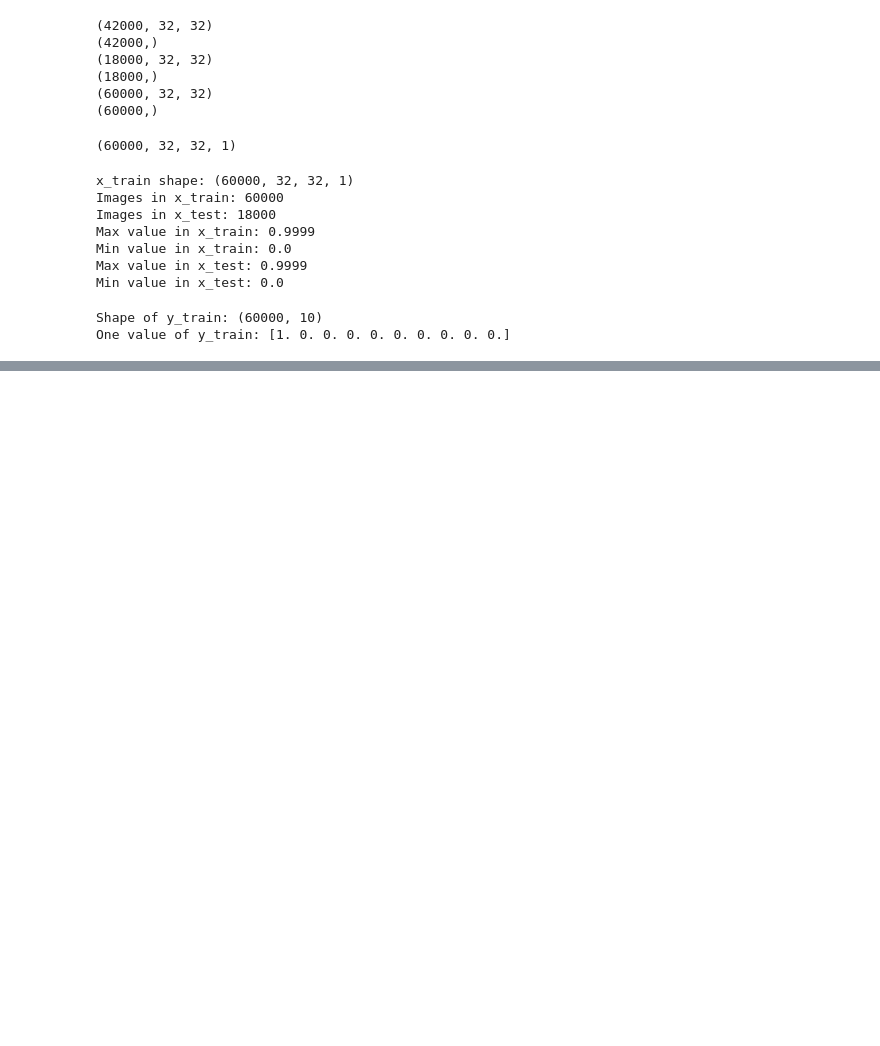
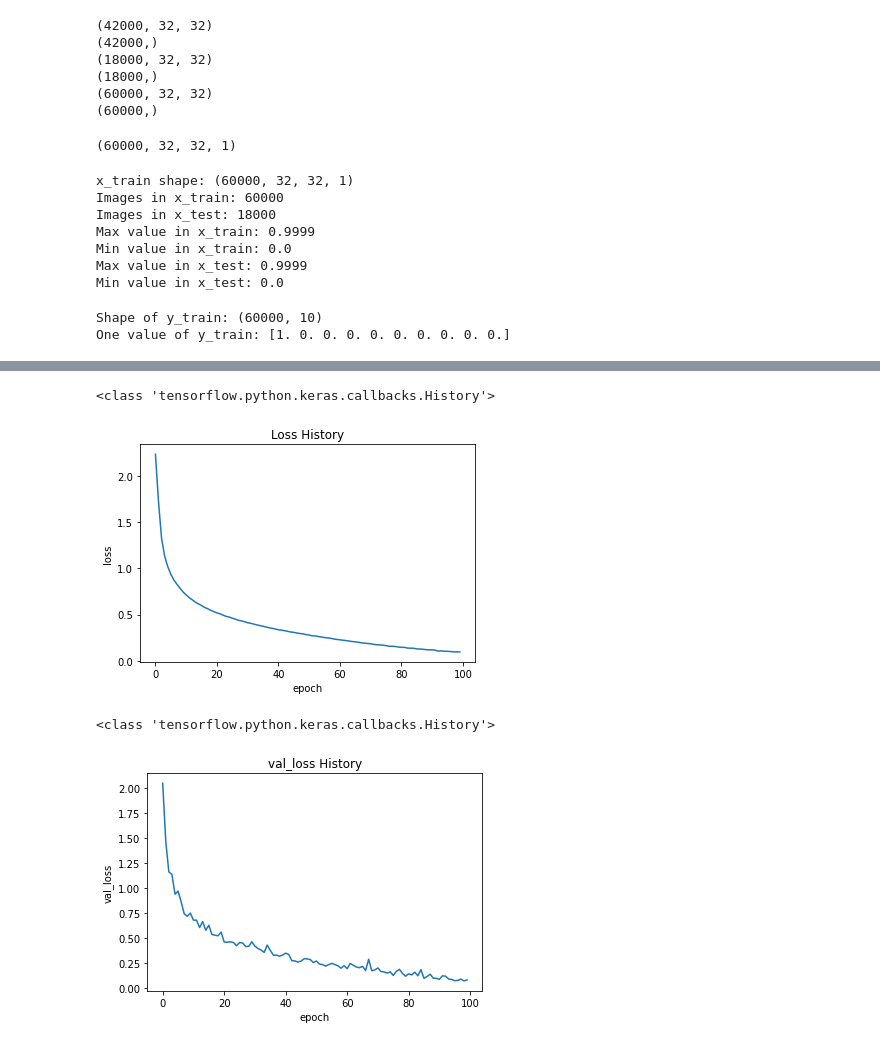
Before and after one commit to varunkr24/AIML, a Jupyter notebook: Image_Classification.ipynb, the cells around one changed output, grey strips where cells are left out. Saved outputs shown, nothing was run; the diff lists cells and outputs as text; code cells hidden in the pictures; blank space fills up the shorter version.

```diff
--- a/Image_Classification.ipynb
+++ b/Image_Classification.ipynb
@@ -180,20 +208,17 @@ Epoch 100/100
 <tensorflow.python.keras.callbacks.History at 0x...>
 # %%
-from tensorflow.keras.models import Sequential
-from tensorflow.keras.layers import Flatten, Dense
-from tensorflow.keras.wrappers.scikit_learn import KerasClassifier
-model = Sequential()
-model.add(Flatten())
-model.add(Dense(256, activation="relu"))
-model.add(Dense(256, activation="relu"))
-model.add(Dense(256, activation="relu"))
-model.add(Dense(256, activation="relu"))
-model.add(Dense(10, activation="softmax"))
+model3 = Sequential()
+model3.add(Flatten())
+model3.add(Dense(256, activation="relu"))
+model3.add(Dense(256, activation="relu"))
+model3.add(Dense(256, activation="relu"))
+model3.add(Dense(256, activation="relu"))
+model3.add(Dense(10, activation="softmax"))
 
 # Compile the model
-model.compile(loss="categorical_crossentropy", metrics=["accuracy"], optimizer="sgd")
+model3.compile(loss="categorical_crossentropy", metrics=["accuracy"], optimizer="sgd")
 
 # Fit the model
-model.fit(x=x_train, y=y_train, batch_size=32, epochs=100, validation_data=(x_val, y_val))
+model_3 = model3.fit(x=x_train, y=y_train, batch_size=32, epochs=100, validation_data=(x_val, y_val))
 # %% [output]
 Epoch 1/100
@@ -216,0 +266,27 @@ Epoch 100/100
+# %%
+def plot_loss(hist):
+  # plot the loss
+  plt.title('Loss History')
+  plt.plot(hist.history['loss'])
+  plt.ylabel('loss')
+  plt.xlabel('epoch')
+  plt.show()
+
+print(type(model_3))
+plot_loss(model_3)
+
+def plot_loss(hist):
+  # plot the val_loss
+  plt.title('val_loss History')
+  plt.plot(hist.history['val_loss'])
+  plt.ylabel('val_loss')
+  plt.xlabel('epoch')
+  plt.show()
+
+print(type(model_3))
+plot_loss(model_3)
+# %% [output]
+<class 'tensorflow.python.keras.callbacks.History'>
+[figure, added]
+<class 'tensorflow.python.keras.callbacks.History'>
+[figure, added]
```
Also changed, not shown: parts of 8 cells of this notebook.
